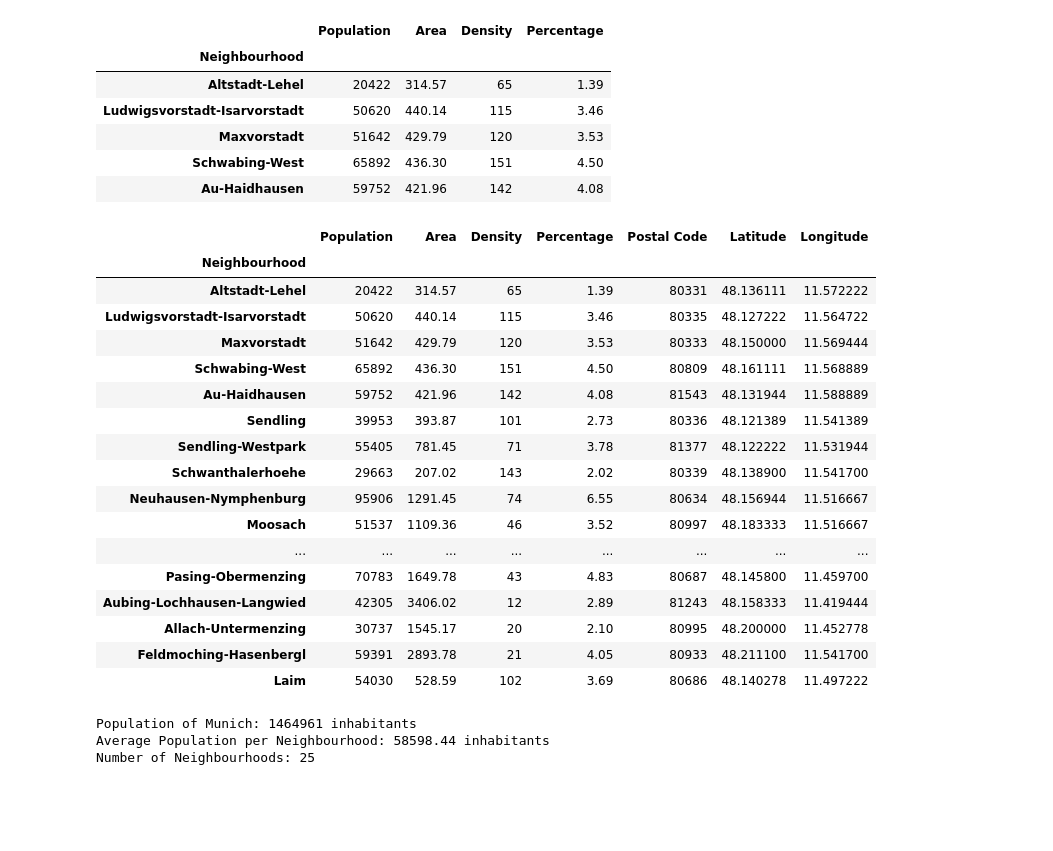
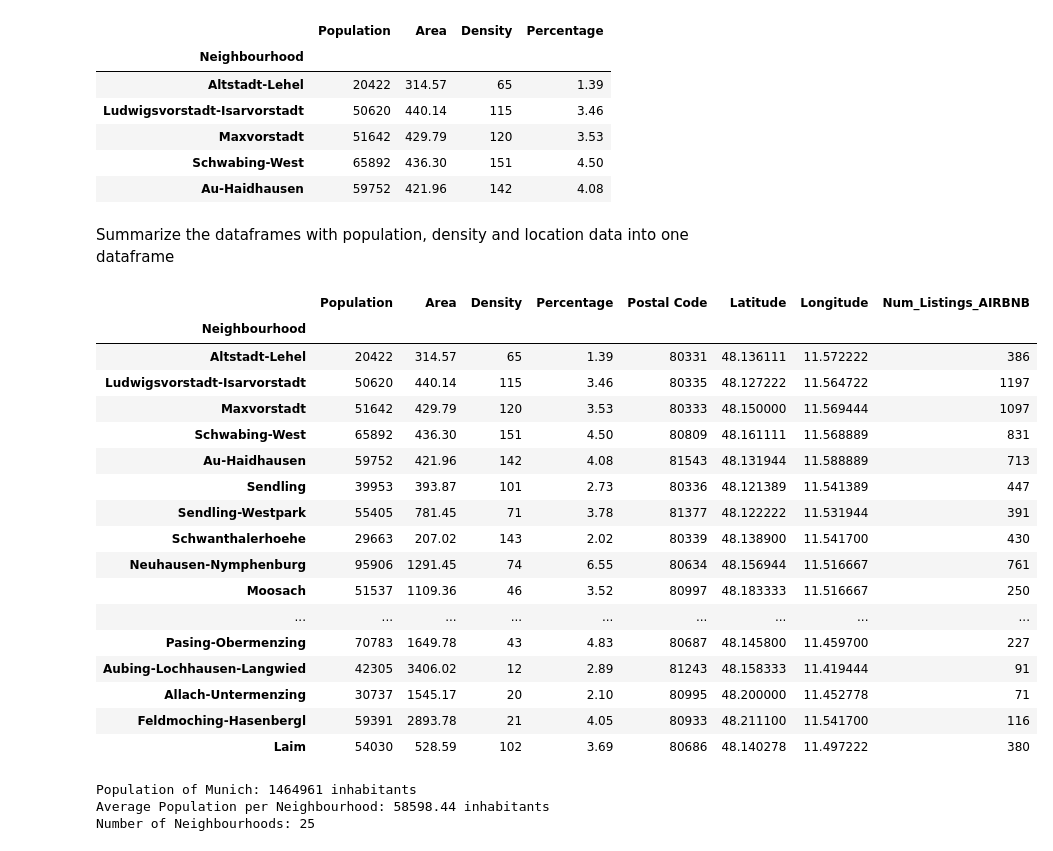
Before and after one commit to M0n01ith/Coursera_Capstone, a Jupyter notebook: Coursera Capstone Project Munich.ipynb, the cells around one changed output. Drawn from its saved outputs; the diff is of its cells as text; code cells hidden in the pictures; blank space fills up the shorter version.

```diff
--- a/Coursera Capstone Project Munich.ipynb
+++ b/Coursera Capstone Project Munich.ipynb
@@ -71,3 +89,9 @@ munich_json = client_f77eb0a4a28b4c8a895ea7097b396fb9.get_object(Bucket='pythonb
 if not hasattr(munich_json, "__iter__"): munich_json.__iter__ = types.MethodType( __iter__, munich_json )
 # %%
 munich_data = json.load(munich_json)
+# %%
+body_listings = client_f77eb0a4a28b4c8a895ea7097b396fb9.get_object(Bucket='pythonbasicsfordatascienceproject-donotdelete-pr-ounhltxebnb12q',Key='listings.csv')['Body']
+# add missing __iter__ method, so pandas accepts body as file-like object
+if not hasattr(body_listings, "__iter__"): body_listings.__iter__ = types.MethodType( __iter__, body_listings )
+
+listings_data = pd.read_csv(body_listings)
@@ -73,0 +107,5 @@ munich_data = json.load(munich_json)
+# %%
+munich_listings = pd.DataFrame(listings_data.neighbourhood.value_counts())
+munich_listings.rename(columns={"neighbourhood": "Num_Listings_AIRBNB"}, inplace = True)
+munich_listings.rename({"Schwanthalerhöhe": "Schwanthalerhoehe", "Thalkirchen-Obersendling-Forstenried-Fürstenried-Solln": "Thalkirchen-Obersendling-Forstenried-Fuerstenried-Solln", "Tudering-Riem": "Trudering-Riem"}, axis='index', inplace = True)
+munich_listings.head()
@@ -101,28 +146,31 @@ df_pop.head()
 | Maxvorstadt | 51642 | 429.79 | 120 | 3.53 |
 | Schwabing-West | 65892 | 436.30 | 151 | 4.50 |
 | Au-Haidhausen | 59752 | 421.96 | 142 | 4.08 |
+# %% [markdown]
+Summarize the dataframes with population, density and location data into one dataframe
 # %%
 df_munich = df_pop.join(df_lat_lon, how = 'outer')
+df_munich = df_munich.join(munich_listings, how = 'left')
 df_munich
 # %% [output]
-|  | Population | Area | Density | Percentage | Postal Code | Latitude | Longitude |
-| Neighbourhood |  |  |  |  |  |  |  |
-| Altstadt-Lehel | 20422 | 314.57 | 65 | 1.39 | 80331 | 48.136111 | 11.572222 |
-| Ludwigsvorstadt-Isarvorstadt | 50620 | 440.14 | 115 | 3.46 | 80335 | 48.127222 | 11.564722 |
-| Maxvorstadt | 51642 | 429.79 | 120 | 3.53 | 80333 | 48.150000 | 11.569444 |
-| Schwabing-West | 65892 | 436.30 | 151 | 4.50 | 80809 | 48.161111 | 11.568889 |
-| Au-Haidhausen | 59752 | 421.96 | 142 | 4.08 | 81543 | 48.131944 | 11.588889 |
-| Sendling | 39953 | 393.87 | 101 | 2.73 | 80336 | 48.121389 | 11.541389 |
-| Sendling-Westpark | 55405 | 781.45 | 71 | 3.78 | 81377 | 48.122222 | 11.531944 |
-| Schwanthalerhoehe | 29663 | 207.02 | 143 | 2.02 | 80339 | 48.138900 | 11.541700 |
-| Neuhausen-Nymphenburg | 95906 | 1291.45 | 74 | 6.55 | 80634 | 48.156944 | 11.516667 |
-| Moosach | 51537 | 1109.36 | 46 | 3.52 | 80997 | 48.183333 | 11.516667 |
-| ... | ... | ... | ... | ... | ... | ... | ... |
-| Pasing-Obermenzing | 70783 | 1649.78 | 43 | 4.83 | 80687 | 48.145800 | 11.459700 |
-| Aubing-Lochhausen-Langwied | 42305 | 3406.02 | 12 | 2.89 | 81243 | 48.158333 | 11.419444 |
-| Allach-Untermenzing | 30737 | 1545.17 | 20 | 2.10 | 80995 | 48.200000 | 11.452778 |
-| Feldmoching-Hasenbergl | 59391 | 2893.78 | 21 | 4.05 | 80933 | 48.211100 | 11.541700 |
-| Laim | 54030 | 528.59 | 102 | 3.69 | 80686 | 48.140278 | 11.497222 |
+|  | Population | Area | Density | Percentage | Postal Code | Latitude | Longitude | Num_Listings_AIRBNB |
+| Neighbourhood |  |  |  |  |  |  |  |  |
+| Altstadt-Lehel | 20422 | 314.57 | 65 | 1.39 | 80331 | 48.136111 | 11.572222 | 386 |
+| Ludwigsvorstadt-Isarvorstadt | 50620 | 440.14 | 115 | 3.46 | 80335 | 48.127222 | 11.564722 | 1197 |
+| Maxvorstadt | 51642 | 429.79 | 120 | 3.53 | 80333 | 48.150000 | 11.569444 | 1097 |
+| Schwabing-West | 65892 | 436.30 | 151 | 4.50 | 80809 | 48.161111 | 11.568889 | 831 |
+| Au-Haidhausen | 59752 | 421.96 | 142 | 4.08 | 81543 | 48.131944 | 11.588889 | 713 |
+| Sendling | 39953 | 393.87 | 101 | 2.73 | 80336 | 48.121389 | 11.541389 | 447 |
+| Sendling-Westpark | 55405 | 781.45 | 71 | 3.78 | 81377 | 48.122222 | 11.531944 | 391 |
+| Schwanthalerhoehe | 29663 | 207.02 | 143 | 2.02 | 80339 | 48.138900 | 11.541700 | 430 |
+| Neuhausen-Nymphenburg | 95906 | 1291.45 | 74 | 6.55 | 80634 | 48.156944 | 11.516667 | 761 |
+| Moosach | 51537 | 1109.36 | 46 | 3.52 | 80997 | 48.183333 | 11.516667 | 250 |
+| ... | ... | ... | ... | ... | ... | ... | ... | ... |
+| Pasing-Obermenzing | 70783 | 1649.78 | 43 | 4.83 | 80687 | 48.145800 | 11.459700 | 227 |
+| Aubing-Lochhausen-Langwied | 42305 | 3406.02 | 12 | 2.89 | 81243 | 48.158333 | 11.419444 | 91 |
+| Allach-Untermenzing | 30737 | 1545.17 | 20 | 2.10 | 80995 | 48.200000 | 11.452778 | 71 |
+| Feldmoching-Hasenbergl | 59391 | 2893.78 | 21 | 4.05 | 80933 | 48.211100 | 11.541700 | 116 |
+| Laim | 54030 | 528.59 | 102 | 3.69 | 80686 | 48.140278 | 11.497222 | 380 |
 # %%
 print("Population of Munich:", str(np.sum(df_munich.Population)), "inhabitants")
 print("Average Population per Neighbourhood:", str(np.mean(df_munich.Population)), "inhabitants")
```
Also changed, not shown: parts of 57 cells of this notebook.
